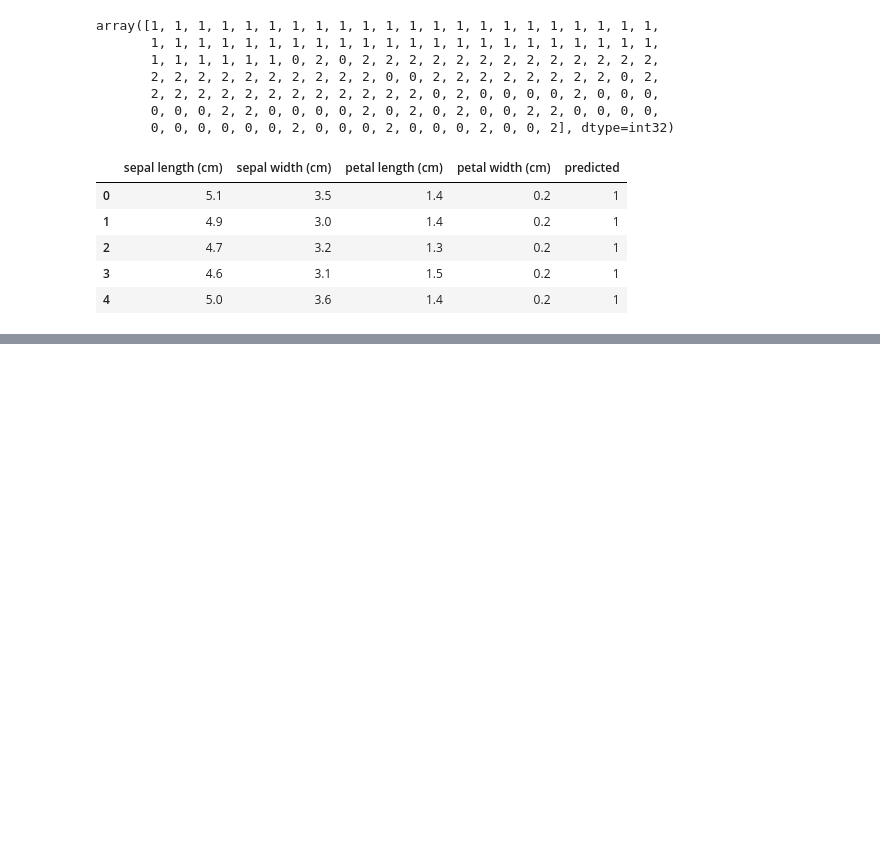
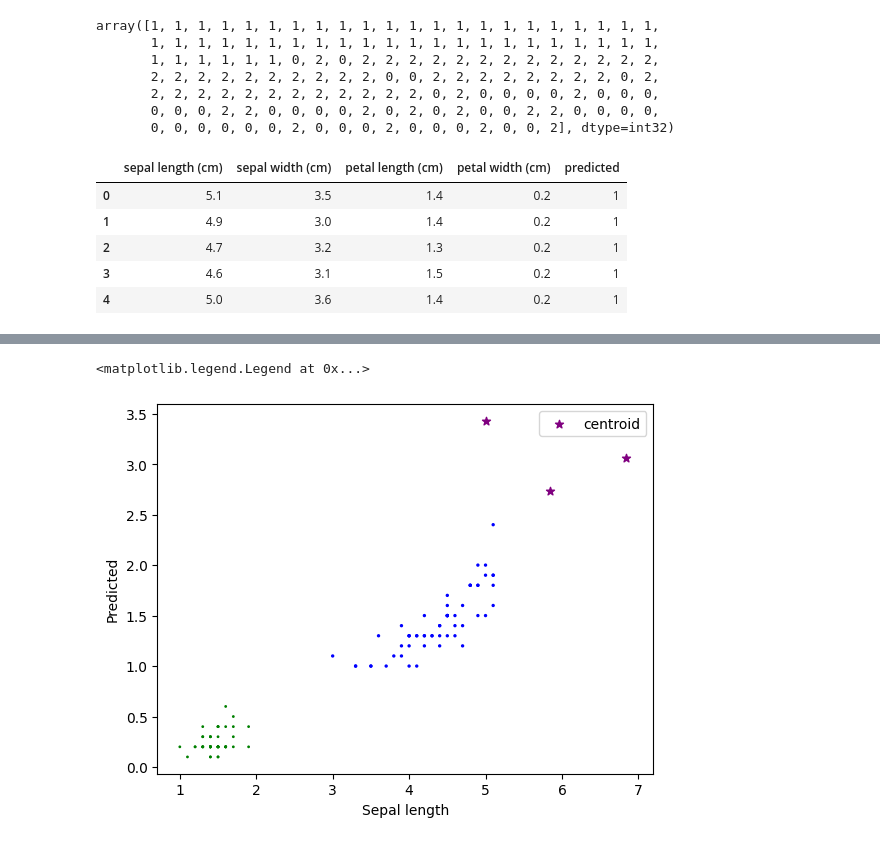
Before and after one commit to kamrul-pu/machine-learning, a Jupyter notebook: 1_ml_basics/7_clustering/2_kmeans_exercise.ipynb, the cells around one changed output, grey strips where cells are left out. Saved outputs shown, nothing was run; the diff lists cells and outputs as text; code cells hidden in the pictures; blank space fills up the shorter version.

```diff
--- a/1_ml_basics/7_clustering/2_kmeans_exercise.ipynb
+++ b/1_ml_basics/7_clustering/2_kmeans_exercise.ipynb
@@ -137,0 +138,15 @@ plt.legend()
+# %%
+# Plot again based on group
+df1 = df[df.predicted==0]
+df2 = df[df.predicted==1]
+df3 = df[df.predicted==2]
+plt.scatter(df1["petal length (cm)"],df1["petal width (cm)"],df1["predicted"], color="red")
+plt.scatter(df2["petal length (cm)"],df2["petal width (cm)"] ,df2["predicted"], color="green")
+plt.scatter(df3["petal length (cm)"],df3["petal width (cm)"] ,df3["predicted"], color="blue")
+plt.scatter(km.cluster_centers_[:,0], km.cluster_centers_[:,1], color="purple", marker="*", label="centroid")
+plt.xlabel("Sepal length")
+plt.ylabel("Predicted")
+plt.legend()
+# %% [output]
+<matplotlib.legend.Legend at 0x...>
+[figure, added]
```
Also changed, not shown: parts of 1 cell of this notebook, 2 other files.
